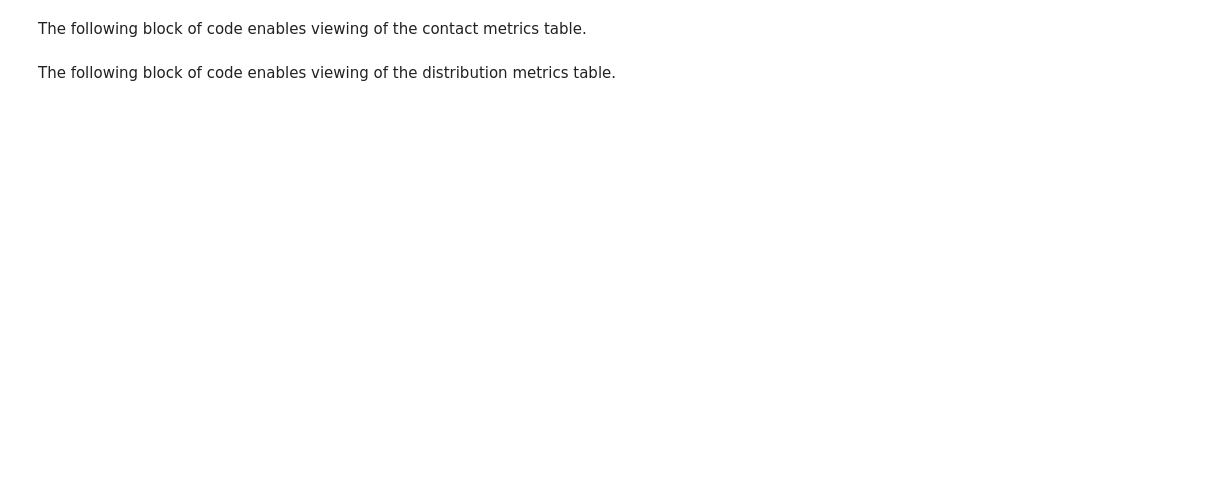
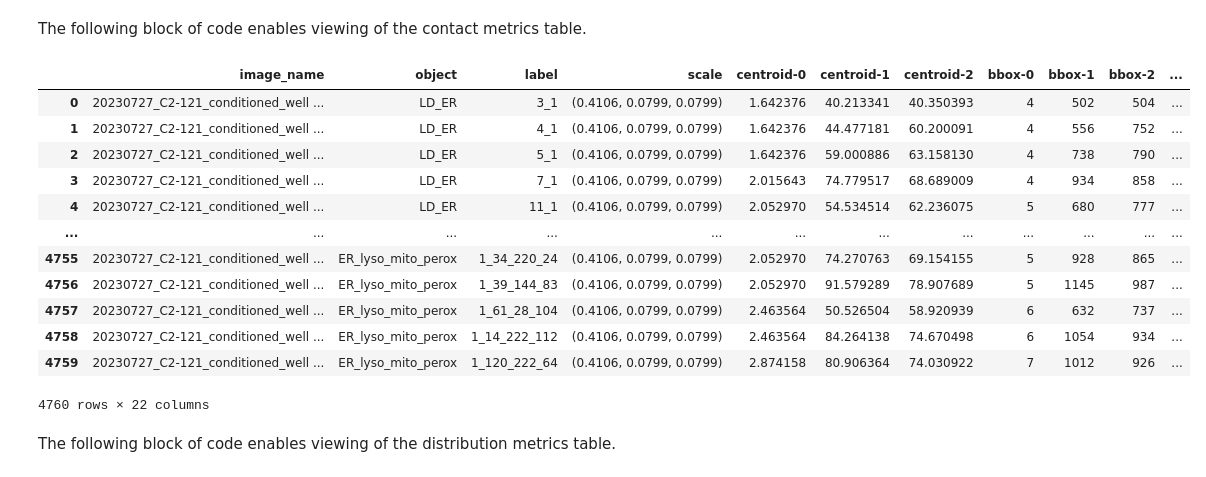
Before and after one commit to ndcn/infer-subc, a Jupyter notebook: notebooks/02_organelle_contact_analysis.ipynb, the cells around one changed output. Saved outputs shown, nothing was run; the diff lists cells and outputs as text; code cells hidden in the pictures; blank space fills up the shorter version.

```diff
--- a/notebooks/02_organelle_contact_analysis.ipynb
+++ b/notebooks/02_organelle_contact_analysis.ipynb
@@ -248,6 +270,7 @@ This section of code performs analysis on the distribution measurements of the c
 
 This section of code will additional combine the distribution measurements into a separate table for export.
 # %%
+dist_tabs = []
 if include_contact_dist:
     XY_contact_dist, XY_bins, XY_wedges = get_XY_distribution(mask=mask,
                                                               obj=site,
@@ -406,7 +437,7 @@ if scale is not None:
     props_table.insert(loc=2, column="scale", value=f"{round_scale}")
 else:
     props_table.insert(loc=2, column="scale", value=f"{tuple(np.ones(labels.ndim))}")
-props_table["redundant"] = redundancy
+props_table["redundant"] = list(map(bool, redundancy))
 # %% [markdown]
 Here, we can view the results of the analysis performed for the contacts thus far.
 # %%
@@ -417,6 +462,7 @@ This section of code performs analysis on the distribution measurements of the c
 
 This section of code will additional combine the distribution measurements into a separate table for export.
 # %%
+dist_tabs = []
 if include_contact_dist:
     XY_contact_dist, XY_bins, XY_wedges = get_XY_distribution(mask=mask,
                                                               obj=site,
@@ -634,7 +612,7 @@ def _get_contact_metrics_3D(orgs: str,
                 print(f"we have an error.  as-> {all_inv}")     #informs the console of any errors and the reasoing for it
             indexes[org].append(f"{all_inv[0]}")                #adds the label of the organelle involved in the contact to the organelle's key's list
             cont_inv.append(f"{all_inv[0]}")                    #adds the label of the organelle involved in the contact to the list of involved organelle labels
-        indexes[orgs].append(splitter.join(cont_inv))                #adds the combination of all the organelle's labels involved in the contact to the contact key's list
+        indexes[orgs].append(splitter.join(cont_inv))           #adds the combination of all the organelle's labels involved in the contact to the contact key's list
     ######################################################
     ## CREATE COMBINED DATAFRAME OF THE QUANTIFICATION
     ######################################################
@@ -647,7 +625,7 @@ def _get_contact_metrics_3D(orgs: str,
     props_table.insert(11, "surface_area", surface_area_tab)
     props_table.insert(13, "SA_to_volume_ratio",
     props_table["surface_area"].div(props_table["volume"]))
-    props_table["redundant"] = redundancy
+    props_table["redundant"] = list(map(bool, redundancy))
 
     if scale is not None:
         round_scale = (round(scale[0], 4), round(scale[1], 4), round(scale[2], 4))
@@ -677,7 +655,6 @@ def _get_contact_metrics_3D(orgs: str,
         contact_dist_tab = pd.merge(XY_contact_dist, Z_contact_dist, on=["object", "scale"])
         dist_tabs.append(contact_dist_tab)
     indexes.clear()
-    print(props_table)
     if include_dist:
         return props_table, dist_tabs
     else:
@@ -723,8 +718,23 @@ else:
 The following block of code enables viewing of the contact metrics table.
 # %%
 final_contact_tab = pd.concat(contacts_tabs, ignore_index=True)
+final_contact_tab['redundant'] = final_contact_tab['redundant'].astype(bool)
 final_contact_tab.insert(loc=0,column='image_name',value=test_img_name.stem)
 display(final_contact_tab)
+# %% [output]
+|  | image_name | object | label | scale | centroid-0 | centroid-1 | centroid-2 | bbox-0 | bbox-1 | bbox-2 | ... |
+| 0 | 20230727_C2-121_conditioned_well ... | LD_ER | 3_1 | (0.4106, 0.0799, 0.0799) | 1.642376 | 40.213341 | 40.350393 | 4 | 502 | 504 | ... |
+| 1 | 20230727_C2-121_conditioned_well ... | LD_ER | 4_1 | (0.4106, 0.0799, 0.0799) | 1.642376 | 44.477181 | 60.200091 | 4 | 556 | 752 | ... |
+| 2 | 20230727_C2-121_conditioned_well ... | LD_ER | 5_1 | (0.4106, 0.0799, 0.0799) | 1.642376 | 59.000886 | 63.158130 | 4 | 738 | 790 | ... |
+| 3 | 20230727_C2-121_conditioned_well ... | LD_ER | 7_1 | (0.4106, 0.0799, 0.0799) | 2.015643 | 74.779517 | 68.689009 | 4 | 934 | 858 | ... |
+| 4 | 20230727_C2-121_conditioned_well ... | LD_ER | 11_1 | (0.4106, 0.0799, 0.0799) | 2.052970 | 54.534514 | 62.236075 | 5 | 680 | 777 | ... |
+| ... | ... | ... | ... | ... | ... | ... | ... | ... | ... | ... | ... |
+| 4755 | 20230727_C2-121_conditioned_well ... | ER_lyso_mito_perox | 1_34_220_24 | (0.4106, 0.0799, 0.0799) | 2.052970 | 74.270763 | 69.154155 | 5 | 928 | 865 | ... |
+| 4756 | 20230727_C2-121_conditioned_well ... | ER_lyso_mito_perox | 1_39_144_83 | (0.4106, 0.0799, 0.0799) | 2.052970 | 91.579289 | 78.907689 | 5 | 1145 | 987 | ... |
+| 4757 | 20230727_C2-121_conditioned_well ... | ER_lyso_mito_perox | 1_61_28_104 | (0.4106, 0.0799, 0.0799) | 2.463564 | 50.526504 | 58.920939 | 6 | 632 | 737 | ... |
+| 4758 | 20230727_C2-121_conditioned_well ... | ER_lyso_mito_perox | 1_14_222_112 | (0.4106, 0.0799, 0.0799) | 2.463564 | 84.264138 | 74.670498 | 6 | 1054 | 934 | ... |
+| 4759 | 20230727_C2-121_conditioned_well ... | ER_lyso_mito_perox | 1_120_222_64 | (0.4106, 0.0799, 0.0799) | 2.874158 | 80.906364 | 74.030922 | 7 | 1012 | 926 | ... |
+4760 rows × 22 columns
 # %% [markdown]
 The following block of code enables viewing of the distribution metrics table.
 # %%
```
Also changed, not shown: parts of 20 cells of this notebook, 3 other files.
